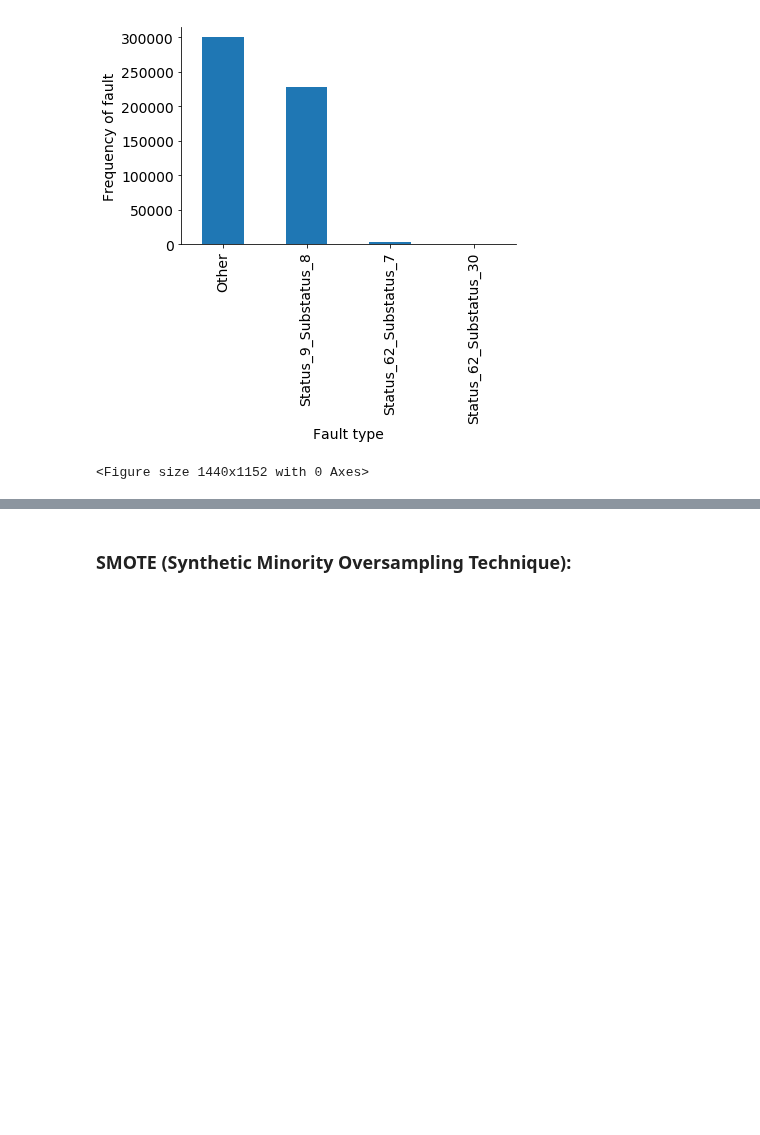
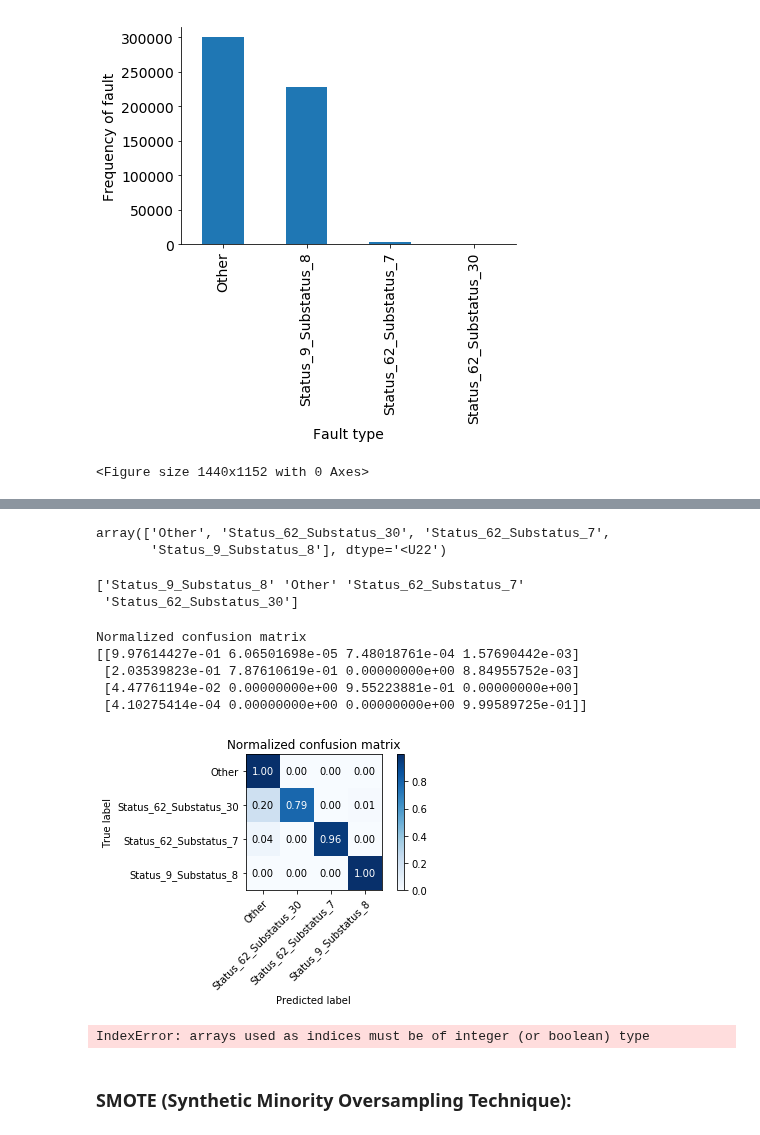
Before and after one commit to StianIsmar/project-thesis, a Jupyter notebook: TE/models/data_sampling.ipynb, the cells around one changed output, grey strips where cells are left out. Saved outputs shown, nothing was run; the diff lists cells and outputs as text; code cells hidden in the pictures; blank space fills up the shorter version.

```diff
--- a/TE/models/data_sampling.ipynb
+++ b/TE/models/data_sampling.ipynb
@@ -115,3 +105,10 @@ plot_balance(undersampled_data, 'Status')
 # %% [output]
 [figure]
 <Figure size 1440x1152 with 0 Axes>
+# %%
+X = undersampled_data.drop(columns = ['Status', 'TimeStamp'])
+y = undersampled_data.Status
+# %%
+X_train, X_test, y_train, y_test = random_forest_method.split_data(X,y)
+# %%
+rf, y_train_pred, y_test_pred = random_forest_method.train_rf_model(X_train,y_train, X_test)
@@ -117,0 +205,20 @@ plot_balance(undersampled_data, 'Status')
+# %%
+unique_labels(y_test_pred)
+# %% [output]
+array(['Other', 'Status_62_Substatus_30', 'Status_62_Substatus_7',
+       'Status_9_Substatus_8'], dtype='<U22')
+# %%
+target_class = y_test.unique()
+print(target_class)
+# %% [output]
+['Status_9_Substatus_8' 'Other' 'Status_62_Substatus_7'
+ 'Status_62_Substatus_30']
+# %%
+ax = plot_confusion_matrix(y_test,y_test_pred, normalize=True)
+# %% [output]
+Normalized confusion matrix
+[[9.97614427e-01 6.06501698e-05 7.48018761e-04 1.57690442e-03]
+ [2.03539823e-01 7.87610619e-01 0.00000000e+00 8.84955752e-03]
+ [4.47761194e-02 0.00000000e+00 9.55223881e-01 0.00000000e+00]
+ [4.10275414e-04 0.00000000e+00 0.00000000e+00 9.99589725e-01]]
+[figure, added]
@@ -117,0 +232,4 @@ plot_balance(undersampled_data, 'Status')
+# %%
+fet = random_forest_method.get_model(X, y, target_class)
+# %% [output]
+IndexError: arrays used as indices must be of integer (or boolean) type
```
Also changed, not shown: parts of 7 cells of this notebook, 1 other file.
